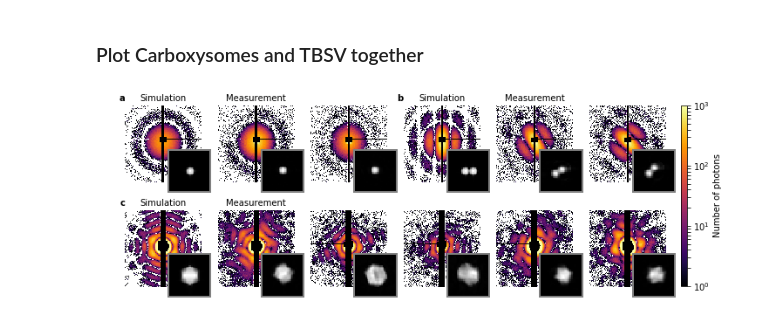
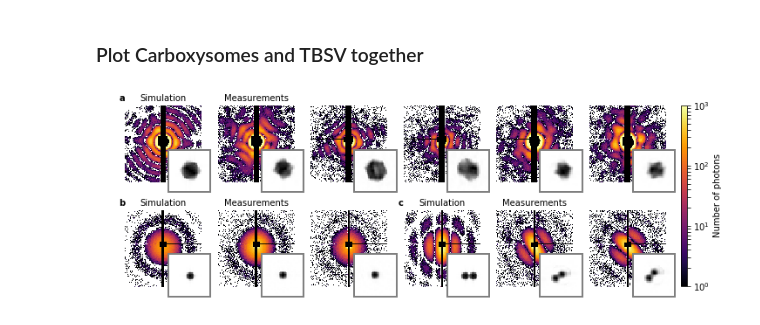
Before and after one commit to mhantke/esi_at_amo, a Jupyter notebook: notebooks/fig_diffraction2.ipynb, the cells around one changed output. Cells and saved outputs as stored; diff of their text form; code cells hidden in the pictures.

```diff
--- a/notebooks/fig_diffraction2.ipynb
+++ b/notebooks/fig_diffraction2.ipynb
@@ -11,9 +11,11 @@ Populating the interactive namespace from numpy and matplotlib
 # %% [markdown]
 ## Location of input files
 # %%
-filename_tbsv_singles = '/Users/benedikt/data/LCLS/amol3416/phasing/tbsv_phased_single_%d.h5'
-filename_tbsv_doubles = '/Users/benedikt/data/LCLS/amol3416/phasing/tbsv_phased_double_%d.h5'
-filename_cbx_singles = '/Users/benedikt/data/LCLS/amol3416/phasing/cbx_phased_single_%d.h5'
+data_path = './xfel_data/'
+#data_path = '/Users/benedikt/data/LCLS/amol3416/phasing/'
+filename_tbsv_singles = data_path + 'tbsv_phased_single_%d.h5'
+filename_tbsv_doubles = data_path + 'tbsv_phased_double_%d.h5'
+filename_cbx_singles = data_path + 'cbx_phased_single_%d.h5'
 # %% [markdown]
 ## 1) TBSV
 # %% [markdown]
@@ -110,7 +112,7 @@ S = condor.Source(wavelength=wl, focus_diameter=3.E-6, pulse_energy=0.05*1E-3)
 D = condor.Detector(distance=0.370, pixel_size=75E-6, nx=Nx, ny=Ny)
 
 # Single
-PI = condor.ParticleMap(diameter=100E-9, material_type="cell", geometry="icosahedron", rotation_values=[1.,0.,0.,0.], rotation_formalism='quaternion')
+PI = condor.ParticleMap(diameter=100E-9, material_type="cell", geometry="icosahedron", rotation_values=[1.,0.,0.,0.3], rotation_formalism='quaternion')
 EI = condor.Experiment(S, {"particle_map": PI}, D)
 resI = EI.propagate()
 inI = resI['entry_1']['data_1']['data']
@@ -146,49 +148,49 @@ h = 0.9/2.
 x0 = linspace(0.01, 0.75, Nax)
 y0 = 0.05/2.
 
-axs1 = [fig.add_axes([x0i,y0+h+y0,w,h]) for x0i in x0]
-axs1_is = [fig.add_axes([x0i+w*0.57,2*y0+h-0.02,w*0.55,h*0.55]) for x0i in x0]
-axs2 = [fig.add_axes([x0i,y0,w,h]) for x0i in x0]
-axs2_is = [fig.add_axes([x0i+w*0.57,y0-0.02,w*0.55,h*0.55]) for x0i in x0]
+axs2 = [fig.add_axes([x0i,y0+h+y0,w,h]) for x0i in x0]
+axs2_is = [fig.add_axes([x0i+w*0.57,2*y0+h-0.02,w*0.55,h*0.55]) for x0i in x0]
+axs1 = [fig.add_axes([x0i,y0,w,h]) for x0i in x0]
+axs1_is = [fig.add_axes([x0i+w*0.57,y0-0.02,w*0.55,h*0.55]) for x0i in x0]
 axc = fig.add_axes([0.75+w*1.2, 0.08, 0.01, 0.9-0.08])
 
 cmap = 'inferno'
 for axs, axs_is, images, mask, sims, ds, edge_length,label in zip([axs1, axs2], [axs1_is, axs2_is],
                                                                [images_tbsv, images_cbx], [mask_tbsv, mask_cbx], [sims_tbsv, sims_cbx],
-                                                               [ds_tbsv, ds_cbx], [edge_length_tbsv, edge_length_cbx],[("a","b"),("c","")]):
+                                                               [ds_tbsv, ds_cbx], [edge_length_tbsv, edge_length_cbx],[("b","c"),("a","")]):
 
     for ax,_img, msk in zip(axs, [sims[0]] + [images[0]] + [images[1]] + [sims[1]] + [images[2]] + [images[3]],
                       [mask[0]] + [mask[0]] + [mask[1]] + [mask[1]] + [mask[2]] + [mask[3]]):
         img = _img.copy()
         img[img<0.75] = 0
         if edge_length is not None:
             img = spimage.crop(img, cropLength=edge_length, center=(512+25, 512))
             msk = spimage.crop(msk, cropLength=edge_length, center=(512+25, 512))
         img, msk = spimage.binImage(img, ds, msk=msk==0, output_binned_mask=True)
         im = ax.imshow(img, norm=LogNorm(1, 1000), cmap=cmap, interpolation="nearest")
         ax.imshow(log10((1-msk)*10), cmap="binary_r")
         ax.set_axis_off()
     axs[0].annotate(label[0], (0.,1.15), xycoords="axes fraction",ha="right", va="top", fontproperties=font_b)
     axs[0].annotate("Simulation", (0.5,1.15), xycoords="axes fraction",ha="center", va="top", fontproperties=font_n)
     if label[1]:
         axs[3].annotate("Simulation", (0.5,1.15), xycoords="axes fraction",ha="center", va="top", fontproperties=font_n)
-    if label[0] in ["a","b"]:
-        axs[1].annotate("Measurement", (0.5,1.15), xycoords="axes fraction",ha="center", va="top", fontproperties=font_n)
-        axs[4].annotate("Measurement", (0.5,1.15), xycoords="axes fraction",ha="center", va="top", fontproperties=font_n)
-    if label[0] in ["c"]:
-        axs[1].annotate("Measurement", (0.5,1.15), xycoords="axes fraction",ha="center", va="top", fontproperties=font_n)
+    if label[0] in ["b","c"]:
+        axs[1].annotate("Measurements", (0.5,1.15), xycoords="axes fraction",ha="center", va="top", fontproperties=font_n)
+        axs[4].annotate("Measurements", (0.5,1.15), xycoords="axes fraction",ha="center", va="top", fontproperties=font_n)
+    if label[0] in ["a"]:
+        axs[1].annotate("Measurements", (0.5,1.15), xycoords="axes fraction",ha="center", va="top", fontproperties=font_n)
     axs[3].annotate(label[1], (0.,1.15), xycoords="axes fraction",ha="right", va="top", fontproperties=font_b)
 
 colorbar(mappable=im, cax=axc, label="Number of photons")
 
 for axs, axs_is, rsrecs, rssims in zip([axs1, axs2], [axs1_is, axs2_is],
                                        [rsrecs_tbsv, rsrecs_cbx], [rssims_tbsv, rssims_cbx]):
     for ax,data in zip(axs_is, [rssims[0], rsrecs[0], rsrecs[1], rssims[1], rsrecs[2], rsrecs[3]]):
-        ax.imshow(data, cmap='gray', interpolation='nearest')
+        ax.imshow(data, cmap='binary', interpolation='nearest')
         plt.setp(ax.spines.values(), color="gray", lw=2)
         ax.set_xticks([])
         ax.set_yticks([])
 
 savefig("../fig_diffraction.png", dpi=600)
 # %% [output]
-[figure, old version]
+[figure, new version]
```
